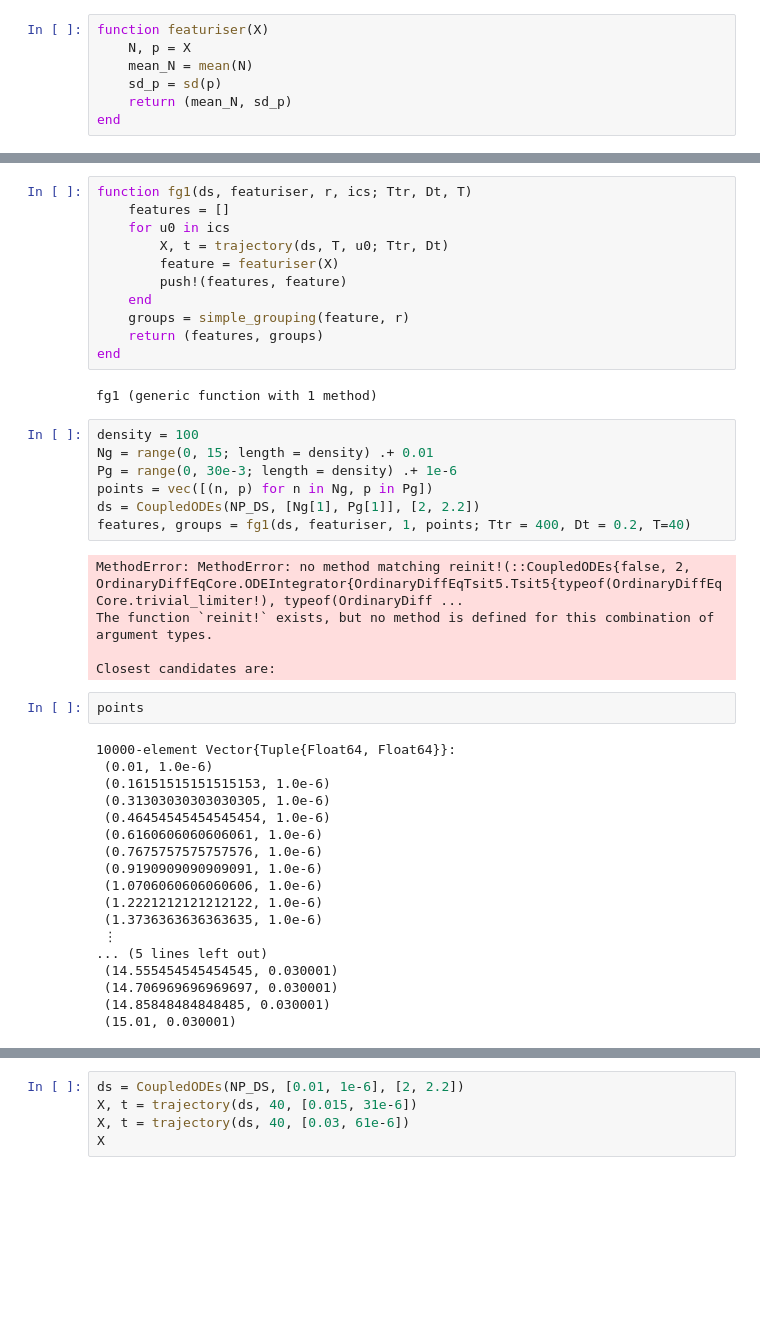
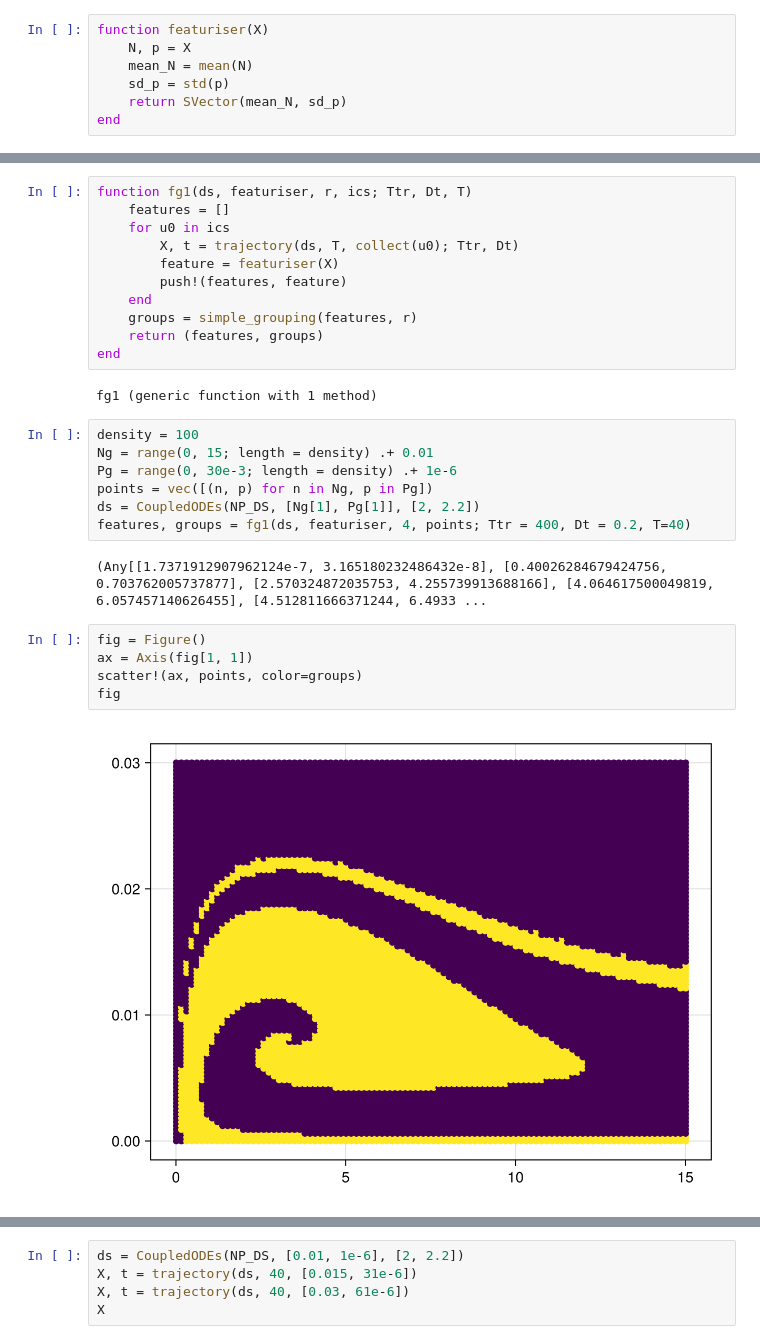
Before and after one commit to SCWalker22/MTH3039, a Jupyter notebook: CW1.ipynb, the cells around one changed output, grey strips where cells are left out. Drawn from its saved outputs; the diff is of its cells as text; blank space fills up the shorter version.

```diff
--- a/CW1.ipynb
+++ b/CW1.ipynb
@@ -329,8 +329,8 @@ fig
 function featuriser(X)
     N, p = X
     mean_N = mean(N)
-    sd_p = sd(p)
-    return (mean_N, sd_p)
+    sd_p = std(p)
+    return SVector(mean_N, sd_p)
 end
 # %% [output]
 featuriser (generic function with 1 method)
@@ -338,11 +338,11 @@ featuriser (generic function with 1 method)
 function fg1(ds, featuriser, r, ics; Ttr, Dt, T)
     features = []
     for u0 in ics
-        X, t = trajectory(ds, T, u0; Ttr, Dt)
+        X, t = trajectory(ds, T, collect(u0); Ttr, Dt)
         feature = featuriser(X)
         push!(features, feature)
     end
-    groups = simple_grouping(feature, r)
+    groups = simple_grouping(features, r)
     return (features, groups)
 end
 # %% [output]
@@ -353,29 +353,13 @@ Ng = range(0, 15; length = density) .+ 0.01
 Pg = range(0, 30e-3; length = density) .+ 1e-6
 points = vec([(n, p) for n in Ng, p in Pg])
 ds = CoupledODEs(NP_DS, [Ng[1], Pg[1]], [2, 2.2])
-features, groups = fg1(ds, featuriser, 1, points; Ttr = 400, Dt = 0.2, T=40)
+features, groups = fg1(ds, featuriser, 4, points; Ttr = 400, Dt = 0.2, T=40)
 # %% [output]
-MethodError: MethodError: no method matching reinit!(::CoupledODEs{false, 2, OrdinaryDiffEqCore.ODEIntegrator{OrdinaryDiffEqTsit5.Tsit5{typeof(OrdinaryDiffEqCore.trivial_limiter!), typeof(OrdinaryDiff ...
-The function `reinit!` exists, but no method is defined for this combination of argument types.
-
-Closest candidates are:
+(Any[[1.7371912907962124e-7, 3.165180232486432e-8], [0.40026284679424756, 0.703762005737877], [2.570324872035753, 4.255739913688166], [4.064617500049819, 6.057457140626455], [4.512811666371244, 6.4933 ...
-# %%
-points
-# %% [output]
-10000-element Vector{Tuple{Float64, Float64}}:
- (0.01, 1.0e-6)
- (0.16151515151515153, 1.0e-6)
- (0.31303030303030305, 1.0e-6)
- (0.46454545454545454, 1.0e-6)
- (0.6160606060606061, 1.0e-6)
- (0.7675757575757576, 1.0e-6)
- (0.9190909090909091, 1.0e-6)
- (1.0706060606060606, 1.0e-6)
- (1.2221212121212122, 1.0e-6)
- (1.3736363636363635, 1.0e-6)
- ⋮
-... (5 lines left out)
- (14.555454545454545, 0.030001)
- (14.706969696969697, 0.030001)
- (14.85848484848485, 0.030001)
- (15.01, 0.030001)
+# %%
+fig = Figure()
+ax = Axis(fig[1, 1])
+scatter!(ax, points, color=groups)
+fig
+# %% [output]
+[figure, added]
```
Also changed, not shown: parts of 2 cells of this notebook.
